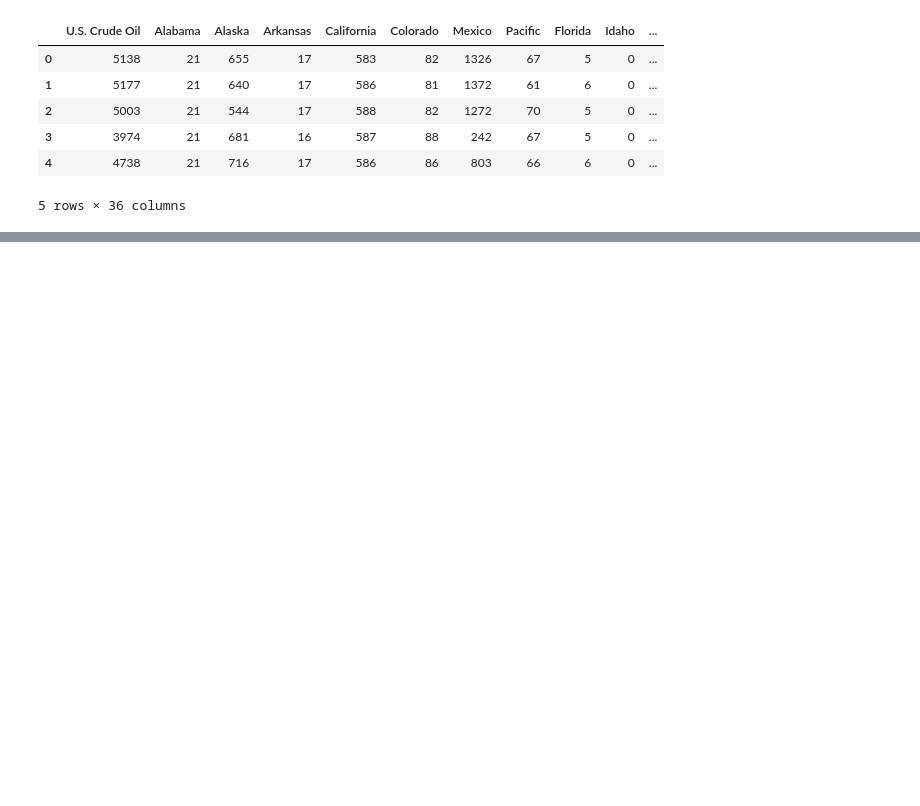
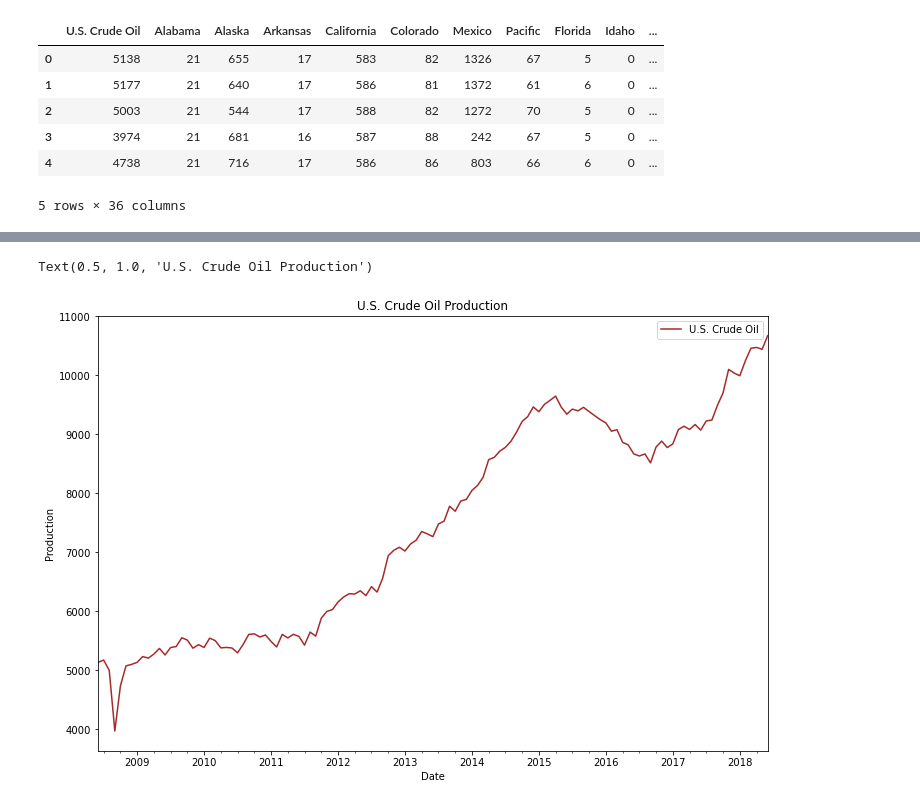
Before and after one commit to abid-2362/finding-relationships-in-data-with-python, a Jupyter notebook: 02_exploring_and_visualizing_relationships.ipynb, the cells around one changed output, grey strips where cells are left out. Cells and saved outputs as stored; diff of their text form; code cells hidden in the pictures; blank space fills up the shorter version.

Commit message:
Exploring and visualizing relationships

```diff
--- a/02_exploring_and_visualizing_relationships.ipynb
+++ b/02_exploring_and_visualizing_relationships.ipynb
@@ -15,0 +37,4 @@ crude_oil_data.head()
+# %%
+# reading the data, converted the Date column to object data type, let's convert it into datetime data type
+crude_oil_data['Date'] = pd.to_datetime(crude_oil_data['Date'])
+crude_oil_data['Date'].head()
@@ -15,0 +60,9 @@ crude_oil_data.head()
+# %%
+crude_oil_data.columns = crude_oil_data.columns.str.strip()
+# %%
+crude_oil_data.plot(x="Date", y="U.S. Crude Oil", figsize=(12, 8), color="brown")
+plt.ylabel('Production')
+plt.title('U.S. Crude Oil Production')
+# %% [output]
+Text(0.5, 1.0, 'U.S. Crude Oil Production')
+[figure, added]
```
Also changed, not shown: parts of 18 cells of this notebook, 11 other files.
